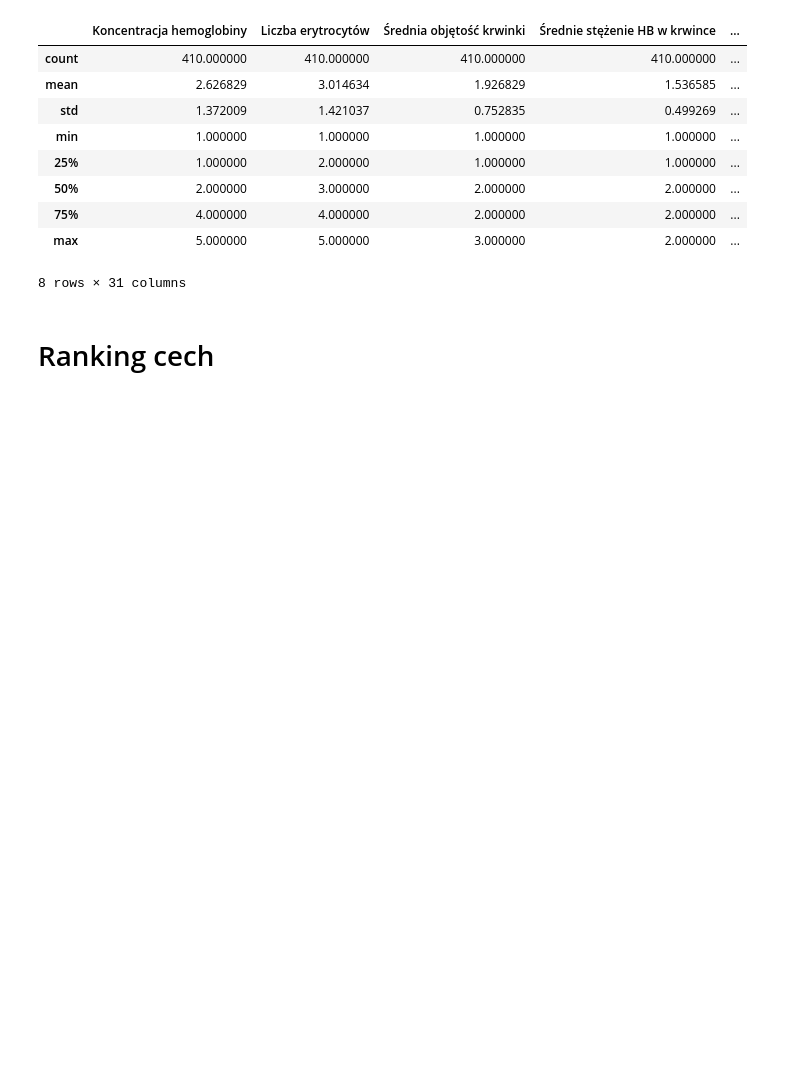
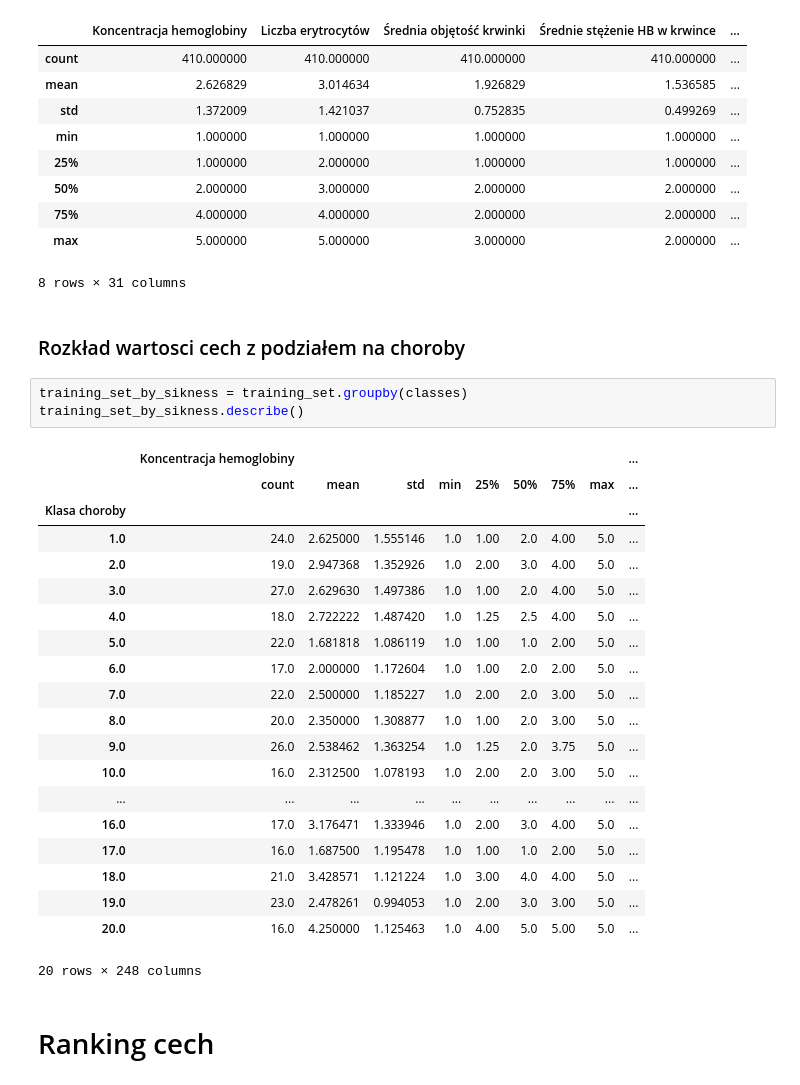
Before and after one commit to annaola/ZIwM, a Jupyter notebook: ZIwM.ipynb, the cells around one changed output. Saved outputs shown, nothing was run; the diff lists cells and outputs as text; blank space fills up the shorter version.

```diff
--- a/ZIwM.ipynb
+++ b/ZIwM.ipynb
@@ -39,6 +49,32 @@ training_set.describe()
 | 75% | 4.000000 | 4.000000 | 2.000000 | 2.000000 | ... |
 | max | 5.000000 | 5.000000 | 3.000000 | 2.000000 | ... |
 8 rows × 31 columns
+# %% [markdown]
+### Rozkład wartosci cech z podziałem na choroby
+# %%
+training_set_by_sikness = training_set.groupby(classes)
+training_set_by_sikness.describe()
+# %% [output]
+|  | Koncentracja hemoglobiny |  |  |  |  |  |  |  | ... |
+|  | count | mean | std | min | 25% | 50% | 75% | max | ... |
+| Klasa choroby |  |  |  |  |  |  |  |  | ... |
+| 1.0 | 24.0 | 2.625000 | 1.555146 | 1.0 | 1.00 | 2.0 | 4.00 | 5.0 | ... |
+| 2.0 | 19.0 | 2.947368 | 1.352926 | 1.0 | 2.00 | 3.0 | 4.00 | 5.0 | ... |
+| 3.0 | 27.0 | 2.629630 | 1.497386 | 1.0 | 1.00 | 2.0 | 4.00 | 5.0 | ... |
+| 4.0 | 18.0 | 2.722222 | 1.487420 | 1.0 | 1.25 | 2.5 | 4.00 | 5.0 | ... |
+| 5.0 | 22.0 | 1.681818 | 1.086119 | 1.0 | 1.00 | 1.0 | 2.00 | 5.0 | ... |
+| 6.0 | 17.0 | 2.000000 | 1.172604 | 1.0 | 1.00 | 2.0 | 2.00 | 5.0 | ... |
+| 7.0 | 22.0 | 2.500000 | 1.185227 | 1.0 | 2.00 | 2.0 | 3.00 | 5.0 | ... |
+| 8.0 | 20.0 | 2.350000 | 1.308877 | 1.0 | 1.00 | 2.0 | 3.00 | 5.0 | ... |
+| 9.0 | 26.0 | 2.538462 | 1.363254 | 1.0 | 1.25 | 2.0 | 3.75 | 5.0 | ... |
+| 10.0 | 16.0 | 2.312500 | 1.078193 | 1.0 | 2.00 | 2.0 | 3.00 | 5.0 | ... |
+| ... | ... | ... | ... | ... | ... | ... | ... | ... | ... |
+| 16.0 | 17.0 | 3.176471 | 1.333946 | 1.0 | 2.00 | 3.0 | 4.00 | 5.0 | ... |
+| 17.0 | 16.0 | 1.687500 | 1.195478 | 1.0 | 1.00 | 1.0 | 2.00 | 5.0 | ... |
+| 18.0 | 21.0 | 3.428571 | 1.121224 | 1.0 | 3.00 | 4.0 | 4.00 | 5.0 | ... |
+| 19.0 | 23.0 | 2.478261 | 0.994053 | 1.0 | 2.00 | 3.0 | 3.00 | 5.0 | ... |
+| 20.0 | 16.0 | 4.250000 | 1.125463 | 1.0 | 4.00 | 5.0 | 5.00 | 5.0 | ... |
+20 rows × 248 columns
 # %% [markdown]
 # Ranking cech
 # %%
```
Also changed, not shown: parts of 5 cells of this notebook.
